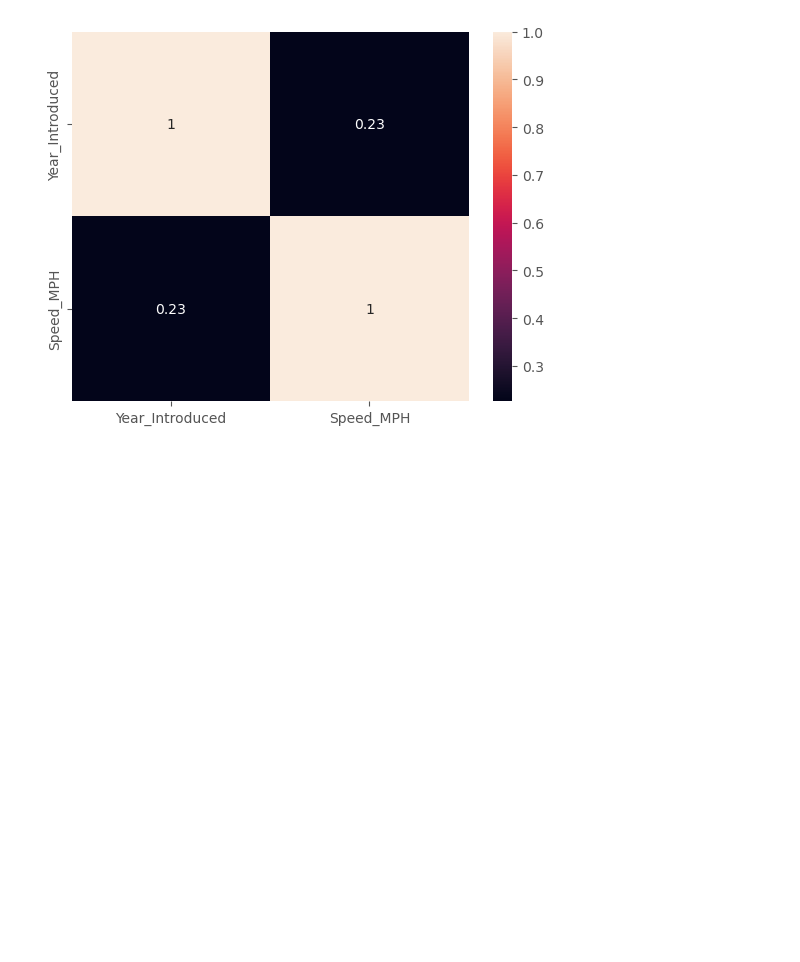
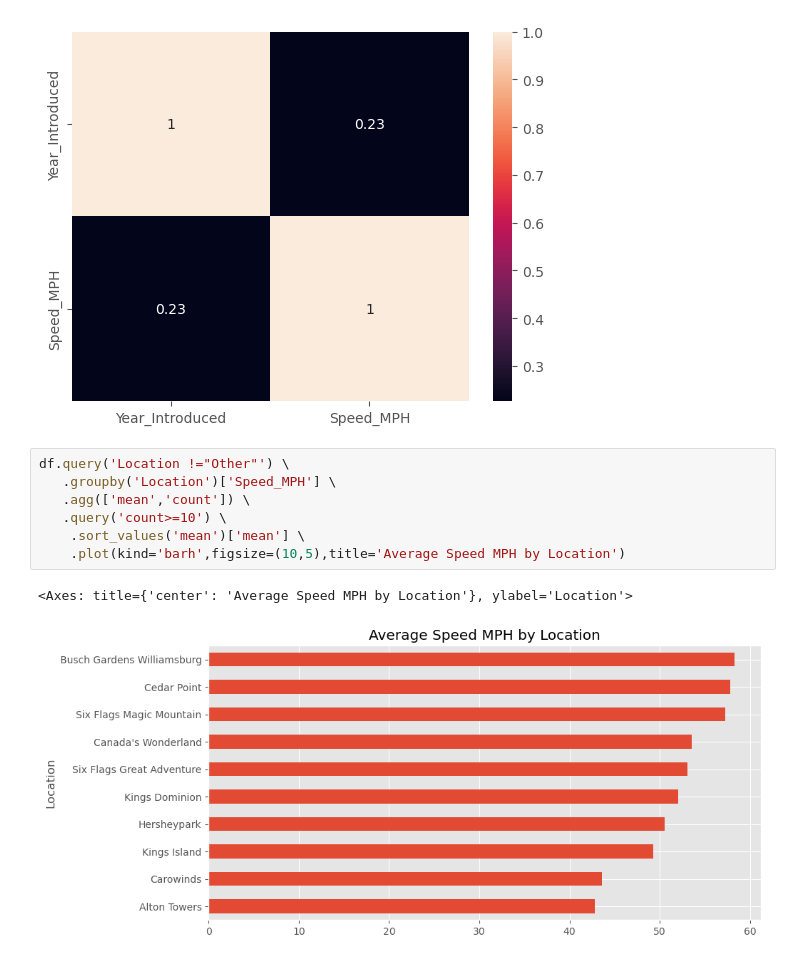
Before and after one commit to Nimesh8848/EDAPython, a Jupyter notebook: eda.ipynb, the cells around one changed output. Drawn from its saved outputs; the diff is of its cells as text; blank space fills up the shorter version.

```diff
--- a/eda.ipynb
+++ b/eda.ipynb
@@ -92,3 +92,13 @@ sns.heatmap(df_corr,annot=True)
 # %% [output]
 <Axes: >
 [figure]
+# %%
+df.query('Location !="Other"') \
+   .groupby('Location')['Speed_MPH'] \
+   .agg(['mean','count']) \
+   .query('count>=10') \
+    .sort_values('mean')['mean'] \
+    .plot(kind='barh',figsize=(10,5),title='Average Speed MPH by Location')
+# %% [output]
+<Axes: title={'center': 'Average Speed MPH by Location'}, ylabel='Location'>
+[figure, added]
```
